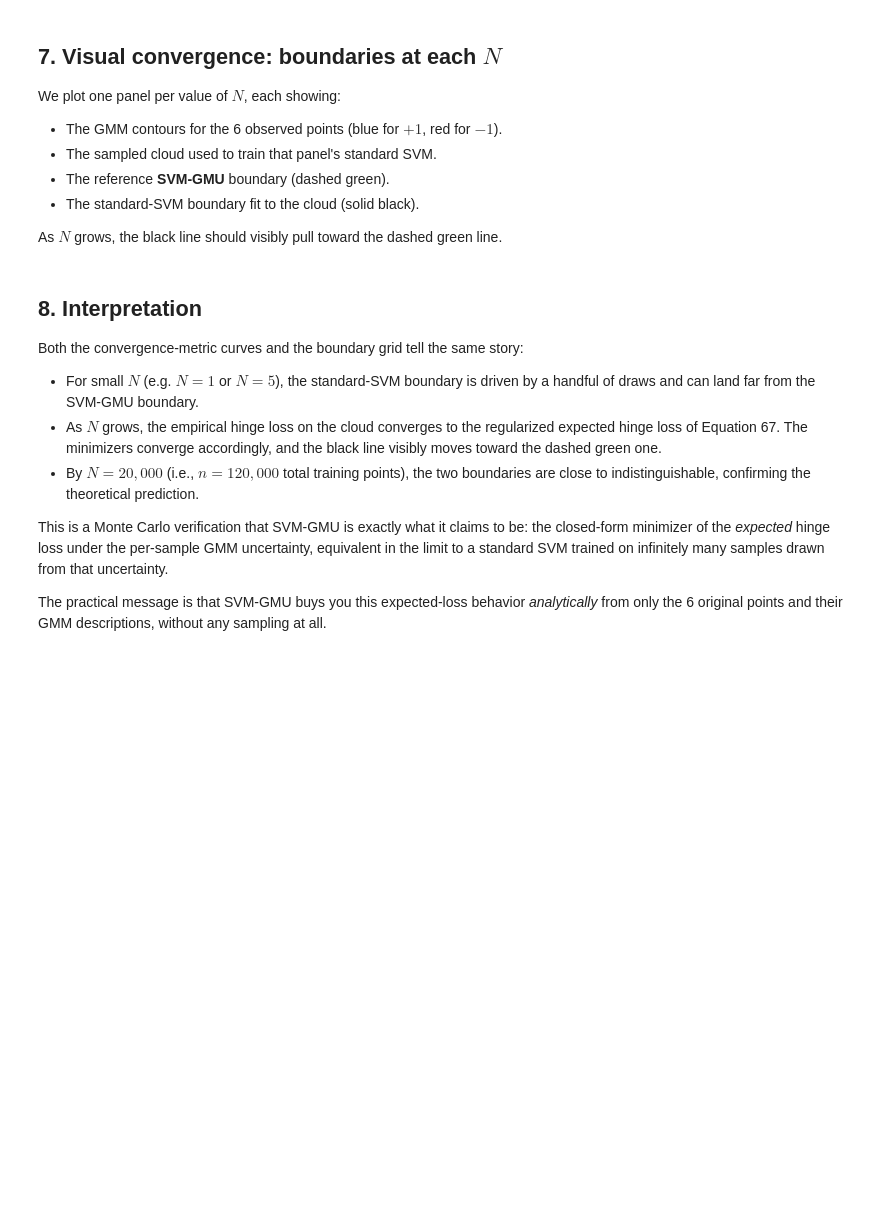
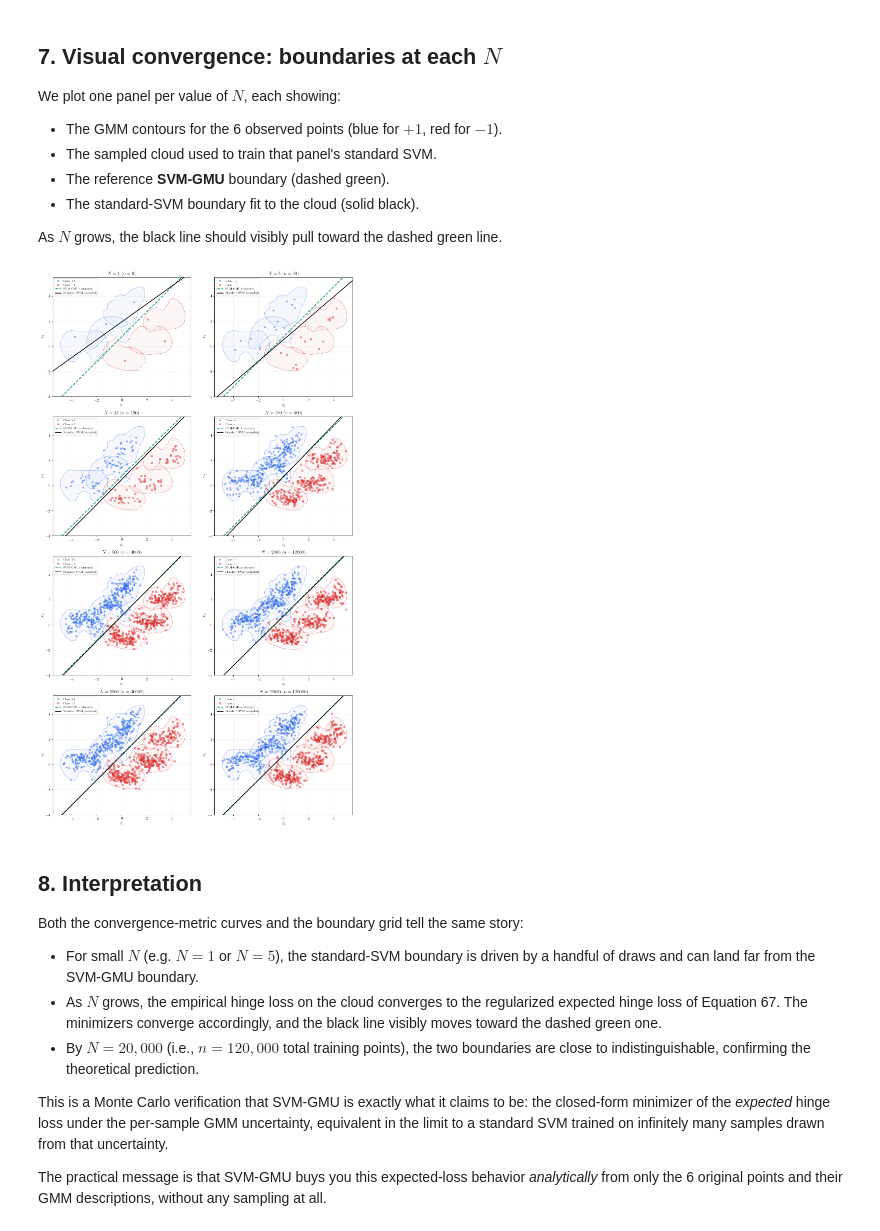
Before and after one commit to SushrutGaikwad/svm-gmu, a Jupyter notebook: experiments/svm_gmu_convergence.ipynb, the cells around one changed output. Drawn from its saved outputs; the diff is of its cells as text; code cells hidden in the pictures; blank space fills up the shorter version.

```diff
--- a/experiments/svm_gmu_convergence.ipynb
+++ b/experiments/svm_gmu_convergence.ipynb
@@ -64,6 +63,12 @@ import matplotlib.pyplot as plt
 
 from svm_gmu import SvmGmu
 from svm_gmu.plotting import plot_boundary
+
+# Render figures with the report's LaTeX serif font (pdflatex + lmodern).
+C.configure_pgf()
+
+GRAPHICS_DIR = C.GRAPHICS_DIR
+GRAPHICS_DIR.mkdir(parents=True, exist_ok=True)
 # %% [markdown]
 ## 2. Dataset
 
@@ -151,14 +244,15 @@ for N in N_VALUES:
 # %% [markdown]
 ### Summary table
 # %%
+# Median over the 30 seeds (matches the report's convergence table).
 print(f"{'N':>10s}  {'n':>10s}  "
       f"{'angle (deg)':>12s}  {'offset diff':>12s}  {'grid RMS':>10s}")
 print("-" * 62)
-for r in records:
+for a in agg:
+    n = int(a["n"])
     print(
-        f"{r['N']:>10d}  {r['n_total']:>10d}  "
-        f"{r['angle_deg']:>12.4f}  {r['offset_diff']:>12.4f}  "
-        f"{r['grid_rms']:>10.4f}"
+        f"{n:>10d}  {6 * n:>10d}  "
+        f"{a['angle'][0]:>12.4f}  {a['offset'][0]:>12.4f}  {a['rms'][0]:>10.4f}"
     )
 
 print()
@@ -214,7 +293,8 @@ We plot one panel per value of $N$, each showing:
 
 As $N$ grows, the black line should visibly pull toward the dashed green line.
 # %%
-# Build a grid of boundary plots: one panel per value of N.
+# Build a grid of boundary plots: one panel per value of N (saved as
+# svm_gmu_convergence.pgf). Uses one representative seed's sampled clouds.
 import math
 
 from svm_gmu.plotting import plot_uncertainty
@@ -272,7 +352,7 @@ for k, r in enumerate(records):
         X_plot, y_plot = X_exp, y_exp
     for label, color, marker, class_label in [
         (+1, "#2563eb", "o", "Class +1"),
-        (-1, "#dc2626", "s", "Class \u22121"),
+        (-1, "#dc2626", "s", "Class −1"),
     ]:
         mask = y_plot == label
         ax.scatter(
@@ -298,34 +378,37 @@ for k, r in enumerate(records):
 
     # Layer 4: standard-SVM boundary fit on the sampled cloud (black solid).
     _draw_line(
         ax, r["w"], r["b"], xlim,
         color=STD_COLOR, linewidth=2.0, linestyle="-", zorder=5,
         label="Standard SVM (sampled)",
     )
 
     ax.set_xlim(xlim)
     ax.set_ylim(ylim)
 
     # Rebuild a clean legend (plot_uncertainty added contour entries; keep
     # only point-class entries plus our two boundary entries).
     handles, labels = ax.get_legend_handles_labels()
-    keep_labels = {"Class +1", "Class \u22121",
+    keep_labels = {"Class +1", "Class −1",
                    "SVM-GMU (reference)", "Standard SVM (sampled)"}
     seen = set()
     uniq = []
     for h, l in zip(handles, labels):
         if l in keep_labels and l not in seen:
             seen.add(l)
             uniq.append((h, l))
     ax.legend([h for h, _ in uniq], [l for _, l in uniq],
               loc="upper left", fontsize=8, framealpha=0.9)
 
 # Hide any unused subplots.
 for k in range(n_panels, n_rows * n_cols):
     axes[k // n_cols, k % n_cols].axis("off")
 
 fig.tight_layout()
+fig.savefig(GRAPHICS_DIR / "svm_gmu_convergence.pgf", backend="pgf", bbox_inches="tight")
 plt.show()
+# %% [output]
+[figure, added]
 # %% [markdown]
 ## 8. Interpretation
 
```
Also changed, not shown: parts of 7 cells of this notebook, 2 other files.
